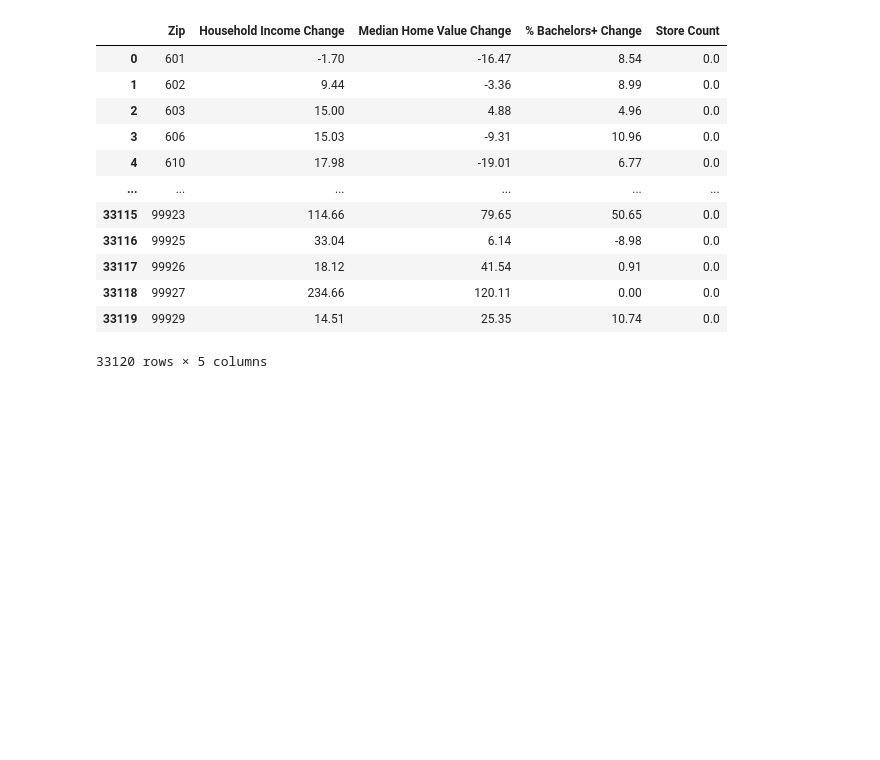
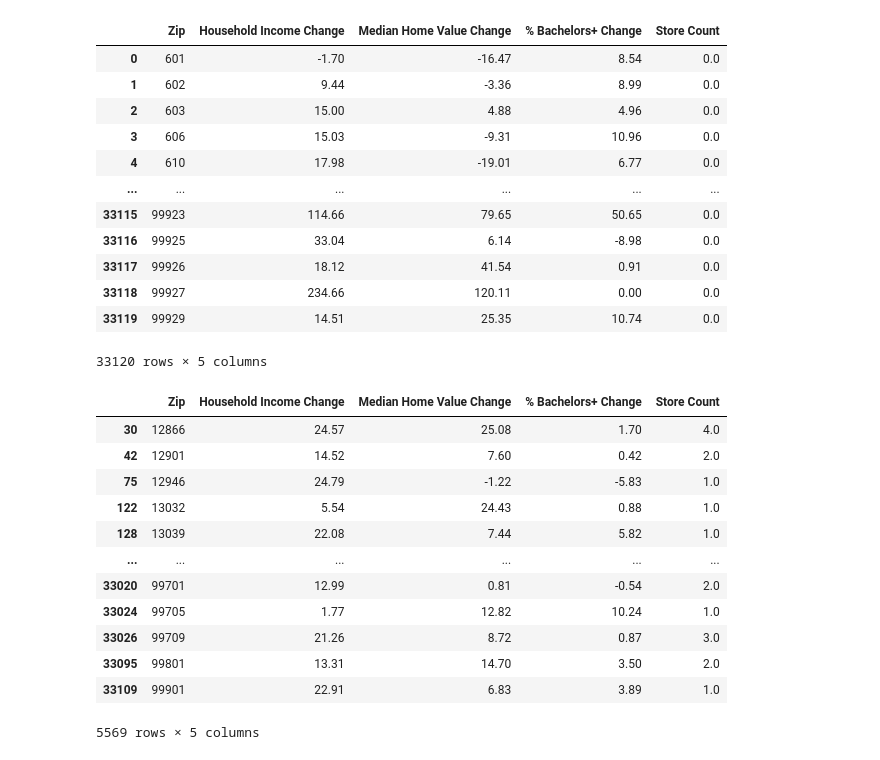
Before and after one commit to troypramsey/uo-project3, a Jupyter notebook: data_clean.ipynb, the cells around one changed output. Saved outputs shown, nothing was run; the diff lists cells and outputs as text; code cells hidden in the pictures; blank space fills up the shorter version.

```diff
--- a/data_clean.ipynb
+++ b/data_clean.ipynb
@@ -228,3 +235,21 @@ df
 | 33118 | 99927 | 234.66 | 120.11 | 0.00 | 0.0 |
 | 33119 | 99929 | 14.51 | 25.35 | 10.74 | 0.0 |
 33120 rows × 5 columns
+# %%
+# Full dataframe including dependent variable (store count). Does NOT include Zips without a location.
+df_without = df.loc[df['Store Count'] != 0]
+df_without
+# %% [output]
+|  | Zip | Household Income Change | Median Home Value Change | % Bachelors+ Change | Store Count |
+| 30 | 12866 | 24.57 | 25.08 | 1.70 | 4.0 |
+| 42 | 12901 | 14.52 | 7.60 | 0.42 | 2.0 |
+| 75 | 12946 | 24.79 | -1.22 | -5.83 | 1.0 |
+| 122 | 13032 | 5.54 | 24.43 | 0.88 | 1.0 |
+| 128 | 13039 | 22.08 | 7.44 | 5.82 | 1.0 |
+| ... | ... | ... | ... | ... | ... |
+| 33020 | 99701 | 12.99 | 0.81 | -0.54 | 2.0 |
+| 33024 | 99705 | 1.77 | 12.82 | 10.24 | 1.0 |
+| 33026 | 99709 | 21.26 | 8.72 | 0.87 | 3.0 |
+| 33095 | 99801 | 13.31 | 14.70 | 3.50 | 2.0 |
+| 33109 | 99901 | 22.91 | 6.83 | 3.89 | 1.0 |
+5569 rows × 5 columns
```
Also changed, not shown: parts of 16 cells of this notebook, 1 other file.
